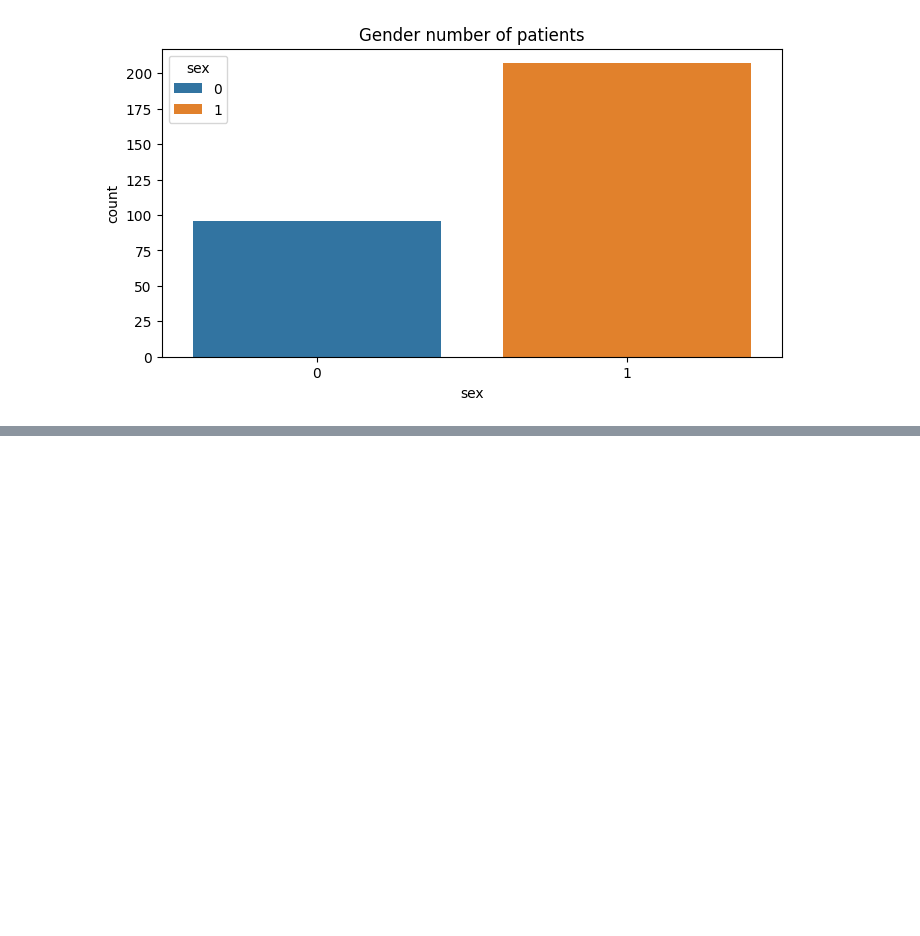
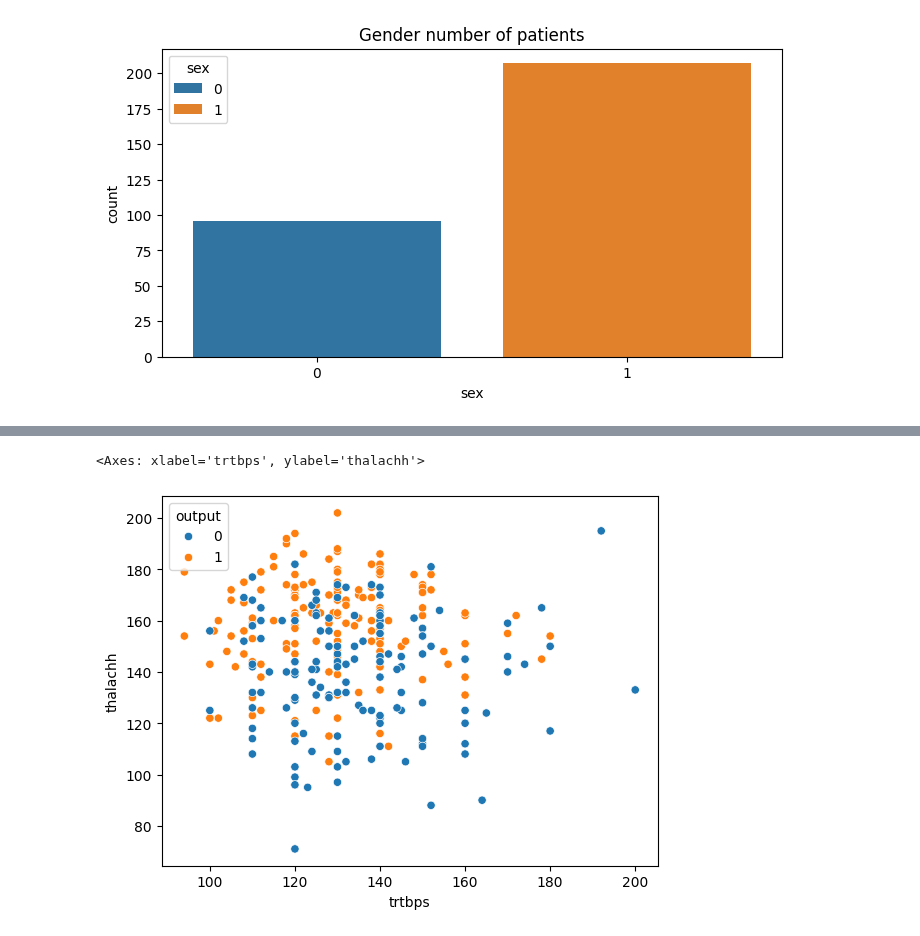
Before and after one commit to kdmwangi/Data-Science, a Jupyter notebook: Heart_Attack.ipynb, the cells around one changed output, grey strips where cells are left out. Saved outputs shown, nothing was run; the diff lists cells and outputs as text; code cells hidden in the pictures; blank space fills up the shorter version.

```diff
--- a/Heart_Attack.ipynb
+++ b/Heart_Attack.ipynb
@@ -201,0 +229,5 @@ fig.set(title="Gender number of patients")
+# %%
+sns.scatterplot(dataset,x='trtbps', y='thalachh', hue='output')
+# %% [output]
+<Axes: xlabel='trtbps', ylabel='thalachh'>
+[figure, added]
```
Also changed, not shown: parts of 4 cells of this notebook.
